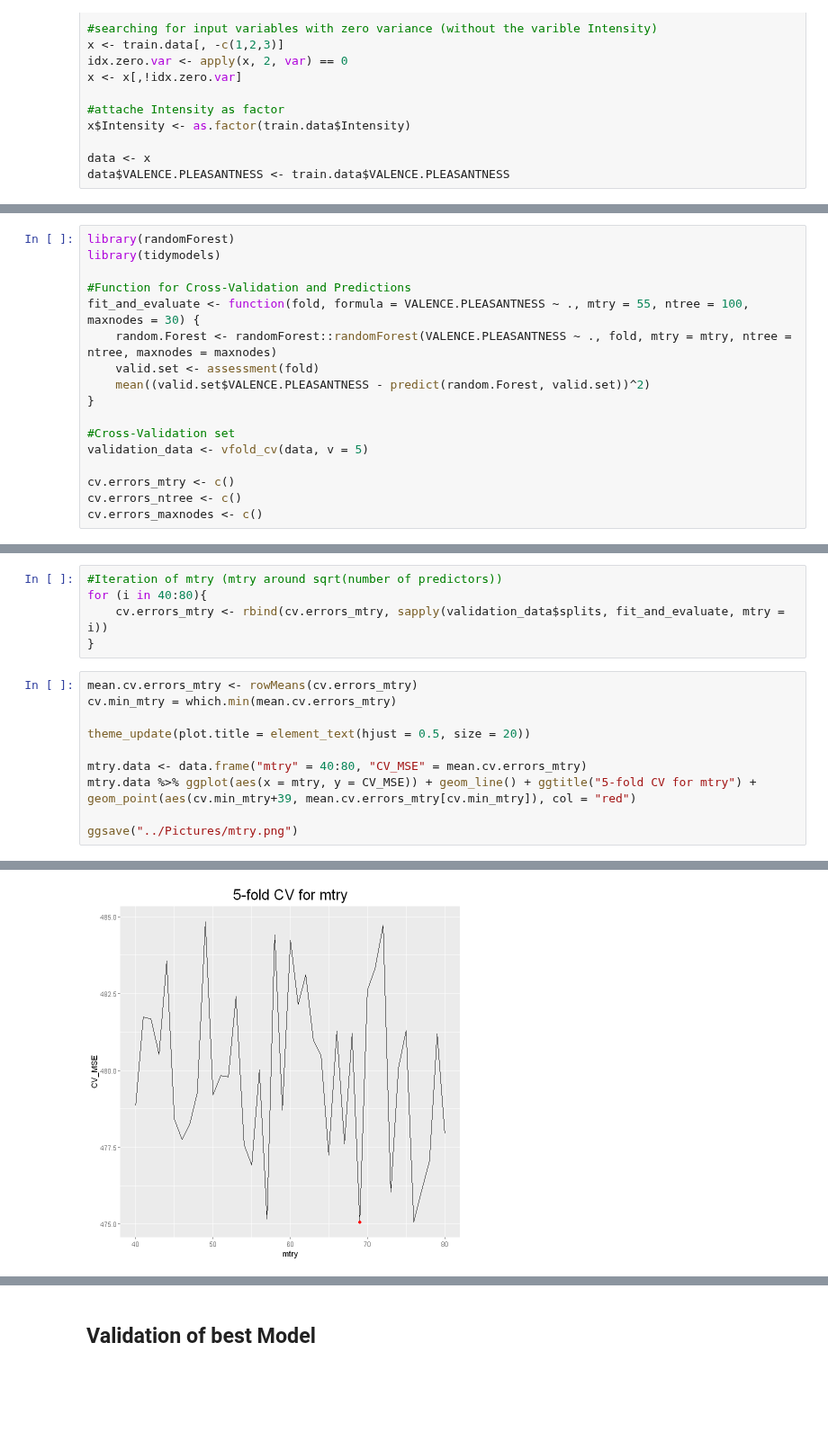
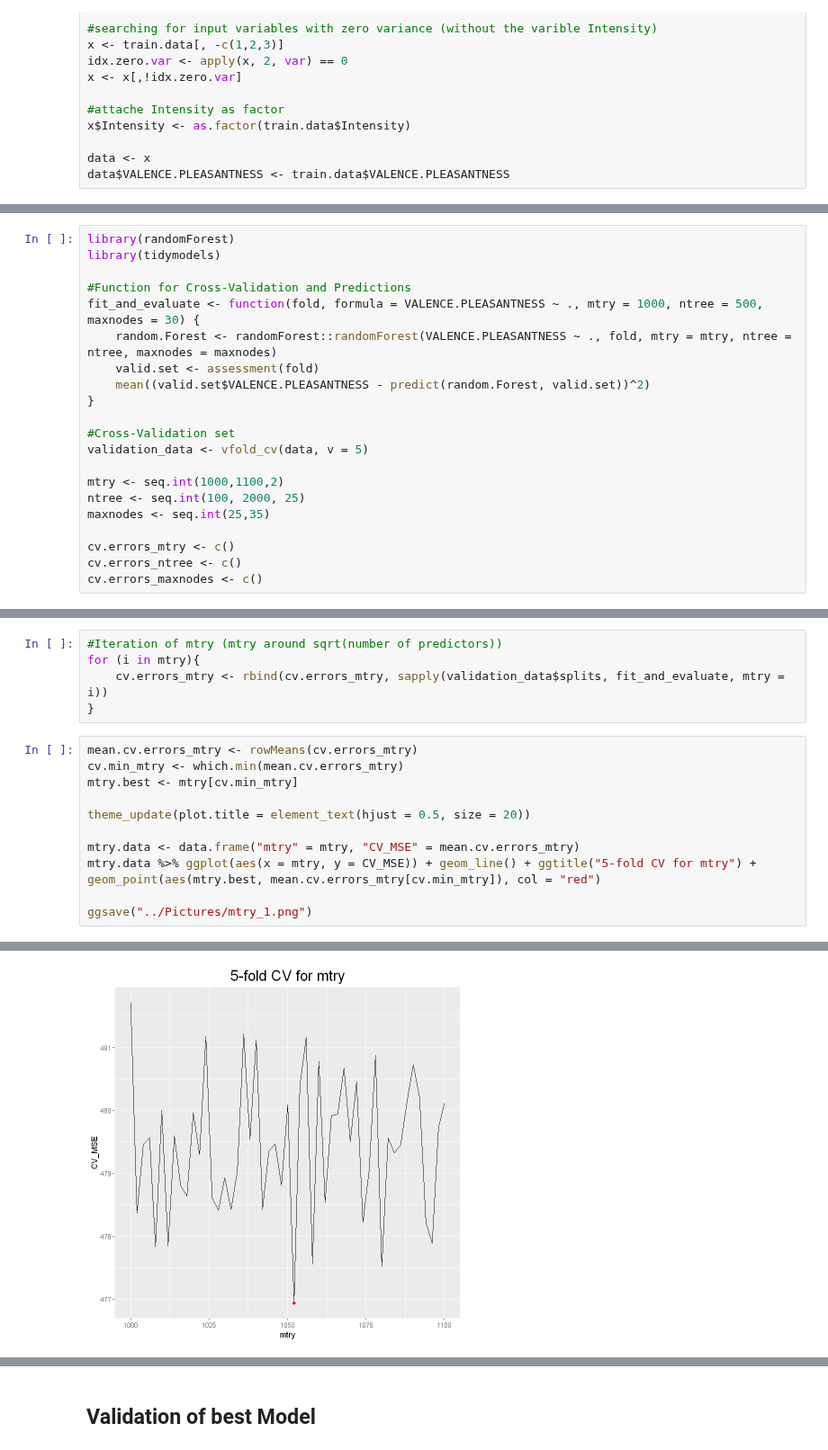
Before and after one commit to BenoitDelec/BIO-322--Predicting-odour-pleasantness-using-ML, a Jupyter notebook: src/Random_Forest.ipynb, the cells around one changed output, grey strips where cells are left out. Shown at 90% size. Saved outputs shown, nothing was run; the diff lists cells and outputs as text; blank space fills up the shorter version.

```diff
--- a/src/Random_Forest.ipynb
+++ b/src/Random_Forest.ipynb
@@ -22,7 +20,7 @@ library(randomForest)
 library(tidymodels)
 
 #Function for Cross-Validation and Predictions
-fit_and_evaluate <- function(fold, formula = VALENCE.PLEASANTNESS ~ ., mtry = 55, ntree = 100, maxnodes = 30) {
+fit_and_evaluate <- function(fold, formula = VALENCE.PLEASANTNESS ~ ., mtry = 1000, ntree = 500, maxnodes = 30) {
     random.Forest <- randomForest::randomForest(VALENCE.PLEASANTNESS ~ ., fold, mtry = mtry, ntree = ntree, maxnodes = maxnodes)
     valid.set <- assessment(fold)
     mean((valid.set$VALENCE.PLEASANTNESS - predict(random.Forest, valid.set))^2)
@@ -31,6 +29,10 @@ fit_and_evaluate <- function(fold, formula = VALENCE.PLEASANTNESS ~ ., mtry = 55
 #Cross-Validation set
 validation_data <- vfold_cv(data, v = 5)
 
+mtry <- seq.int(1000,1100,2)
+ntree <- seq.int(100, 2000, 25)
+maxnodes <- seq.int(25,35)
+
 cv.errors_mtry <- c()
 cv.errors_ntree <- c()
 cv.errors_maxnodes <- c()
@@ -37,19 +48,20 @@ cv.errors_maxnodes <- c()
 # %%
 #Iteration of mtry (mtry around sqrt(number of predictors))
-for (i in 40:80){
+for (i in mtry){
     cv.errors_mtry <- rbind(cv.errors_mtry, sapply(validation_data$splits, fit_and_evaluate, mtry = i))
 }
 # %%
 mean.cv.errors_mtry <- rowMeans(cv.errors_mtry)
-cv.min_mtry = which.min(mean.cv.errors_mtry)
+cv.min_mtry <- which.min(mean.cv.errors_mtry)
+mtry.best <- mtry[cv.min_mtry]
 
 theme_update(plot.title = element_text(hjust = 0.5, size = 20))
 
-mtry.data <- data.frame("mtry" = 40:80, "CV_MSE" = mean.cv.errors_mtry)
+mtry.data <- data.frame("mtry" = mtry, "CV_MSE" = mean.cv.errors_mtry)
 mtry.data %>% ggplot(aes(x = mtry, y = CV_MSE)) + geom_line() + ggtitle("5-fold CV for mtry") +
-geom_point(aes(cv.min_mtry+39, mean.cv.errors_mtry[cv.min_mtry]), col = "red")
+geom_point(aes(mtry.best, mean.cv.errors_mtry[cv.min_mtry]), col = "red")
 
-ggsave("../Pictures/mtry.png")
+ggsave("../Pictures/mtry_1.png")
 # %% [output]
 Saving 6.67 x 6.67 in image
-[figure, old version]
+[figure, new version]
```
Also changed, not shown: parts of 14 cells of this notebook.
